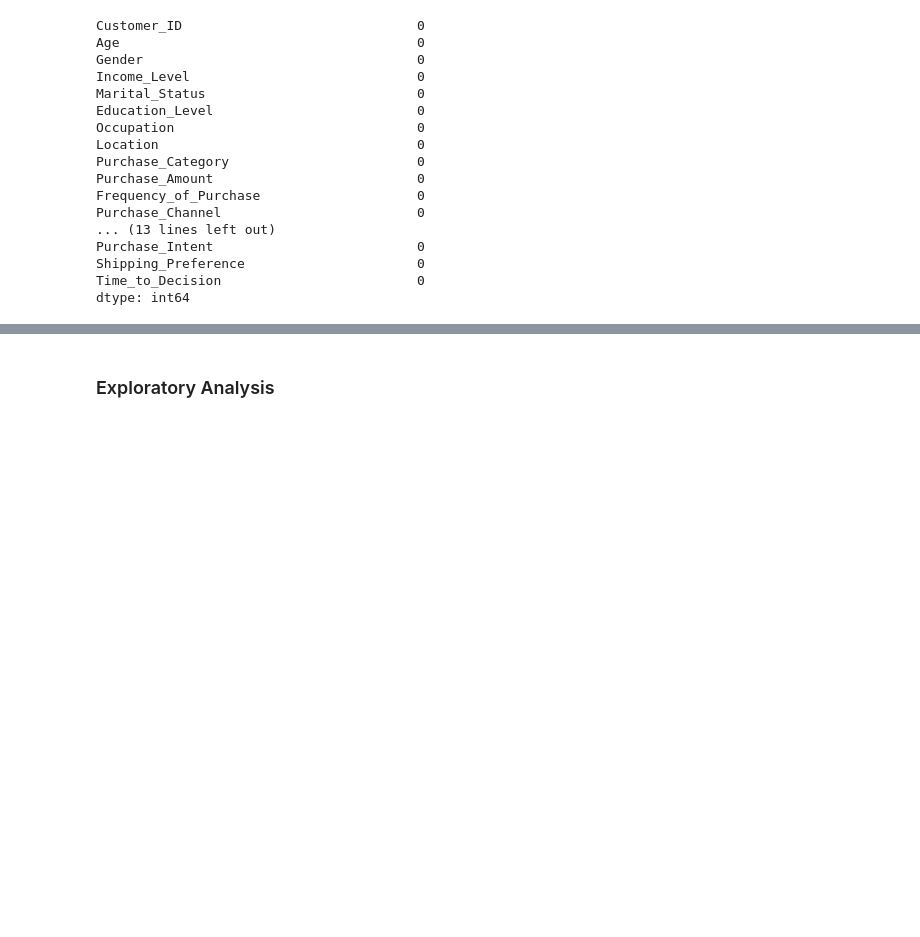
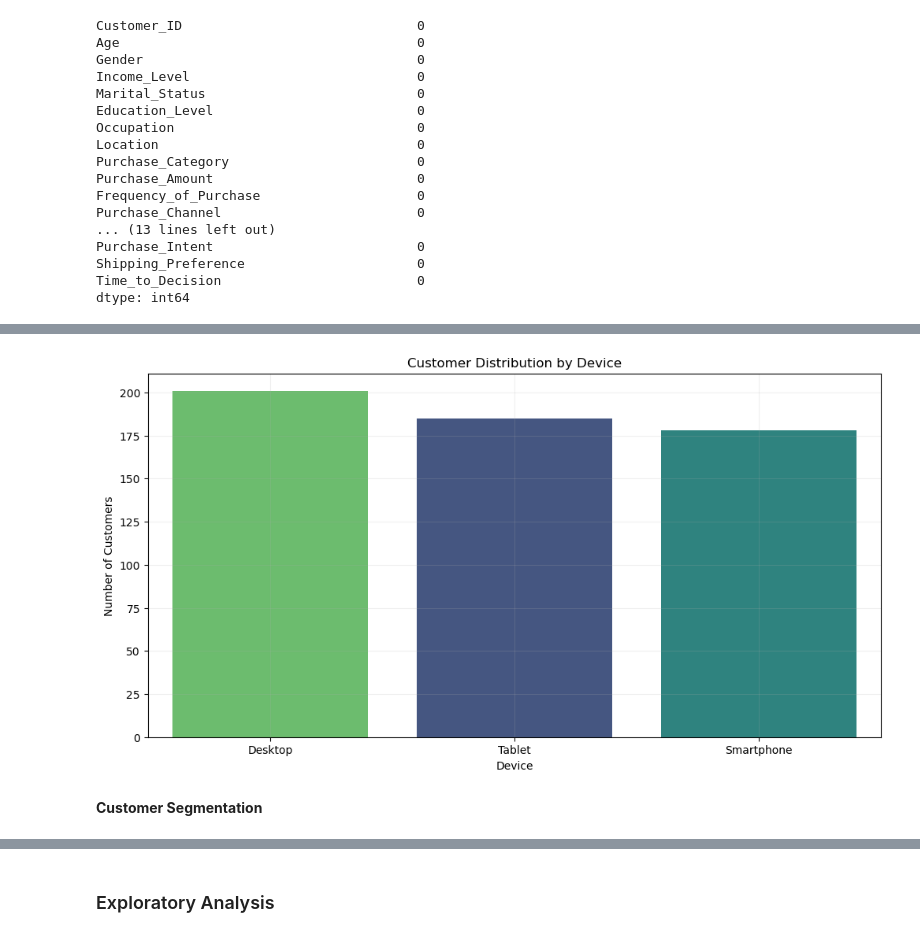
Before and after one commit to marianemcgrath/pfda, a Jupyter notebook: project/project_1.ipynb, the cells around one changed output, grey strips where cells are left out. Saved outputs shown, nothing was run; the diff lists cells and outputs as text; code cells hidden in the pictures; blank space fills up the shorter version.

```diff
--- a/project/project_1.ipynb
+++ b/project/project_1.ipynb
@@ -152,0 +231,11 @@ dtype: int64
+# %%
+# What device do they access the platform from?
+plt.figure(figsize=(12,6))
+sns.countplot(data=df, x='Device_Used_for_Shopping', order=df['Device_Used_for_Shopping'].value_counts().index, palette='viridis', hue='Device_Used_for_Shopping')
+plt.title('Customer Distribution by Device')
+plt.xlabel('Device')
+plt.ylabel('Number of Customers')
+plt.grid(alpha=0.2)
+plt.show()
+# %% [output]
+[figure, added]
@@ -153,3 +251,5 @@ dtype: int64
+# %% [markdown]
+**Customer Segmentation**
 # %%
 # We need to ensure the Purchase_Amount column is in float format
 print(f"Purchase_Amount data type: {df['Purchase_Amount'].dtype}")
```
Also changed, not shown: parts of 22 cells of this notebook, 1 other file.
